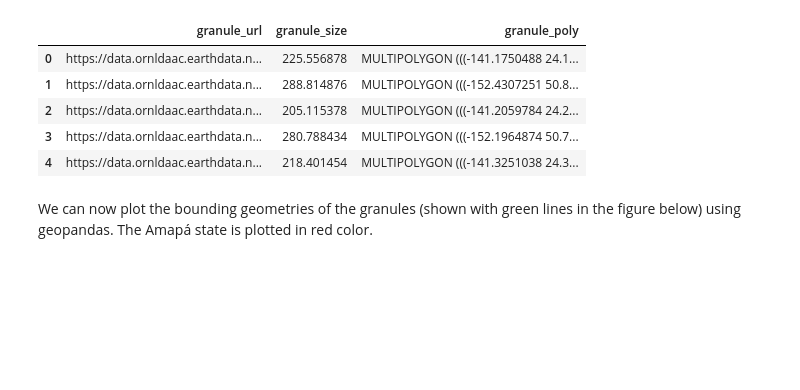
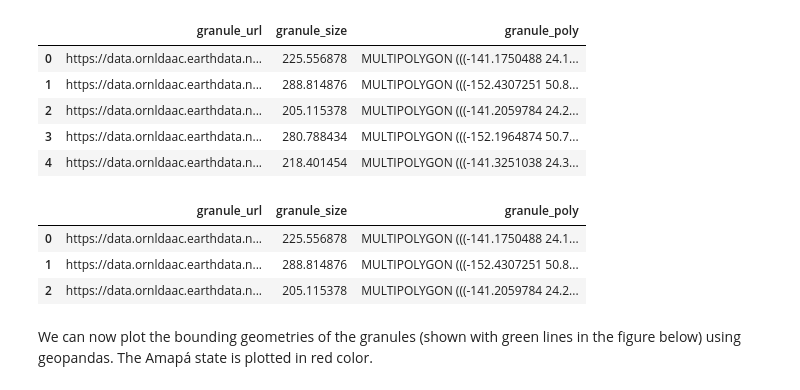
Before and after one commit to xyaoaf/gedi_tutorials, a Jupyter notebook: 1_gedi_l4a_search_download.ipynb, the cells around one changed output. Saved outputs shown, nothing was run; the diff lists cells and outputs as text; code cells hidden in the pictures; blank space fills up the shorter version.

```diff
--- a/1_gedi_l4a_search_download.ipynb
+++ b/1_gedi_l4a_search_download.ipynb
@@ -550,6 +550,14 @@ l4adf.head()
 | 2 | https://data.ornldaac.earthdata.n... | 205.115378 | MULTIPOLYGON (((-141.2059784 24.2... |
 | 3 | https://data.ornldaac.earthdata.n... | 280.788434 | MULTIPOLYGON (((-152.1964874 50.7... |
 | 4 | https://data.ornldaac.earthdata.n... | 218.401454 | MULTIPOLYGON (((-141.3251038 24.3... |
+# %%
+subset_l4adf = l4adf.head(3)
+subset_l4adf.head()
+# %% [output]
+|  | granule_url | granule_size | granule_poly |
+| 0 | https://data.ornldaac.earthdata.n... | 225.556878 | MULTIPOLYGON (((-141.1750488 24.1... |
+| 1 | https://data.ornldaac.earthdata.n... | 288.814876 | MULTIPOLYGON (((-152.4307251 50.8... |
+| 2 | https://data.ornldaac.earthdata.n... | 205.115378 | MULTIPOLYGON (((-141.2059784 24.2... |
 # %% [markdown]
 We can now plot the bounding geometries of the granules (shown with green lines in the figure below) using geopandas. The Amapá state is plotted in red color.
 # %%
```
Also changed, not shown: parts of 2 cells of this notebook.
